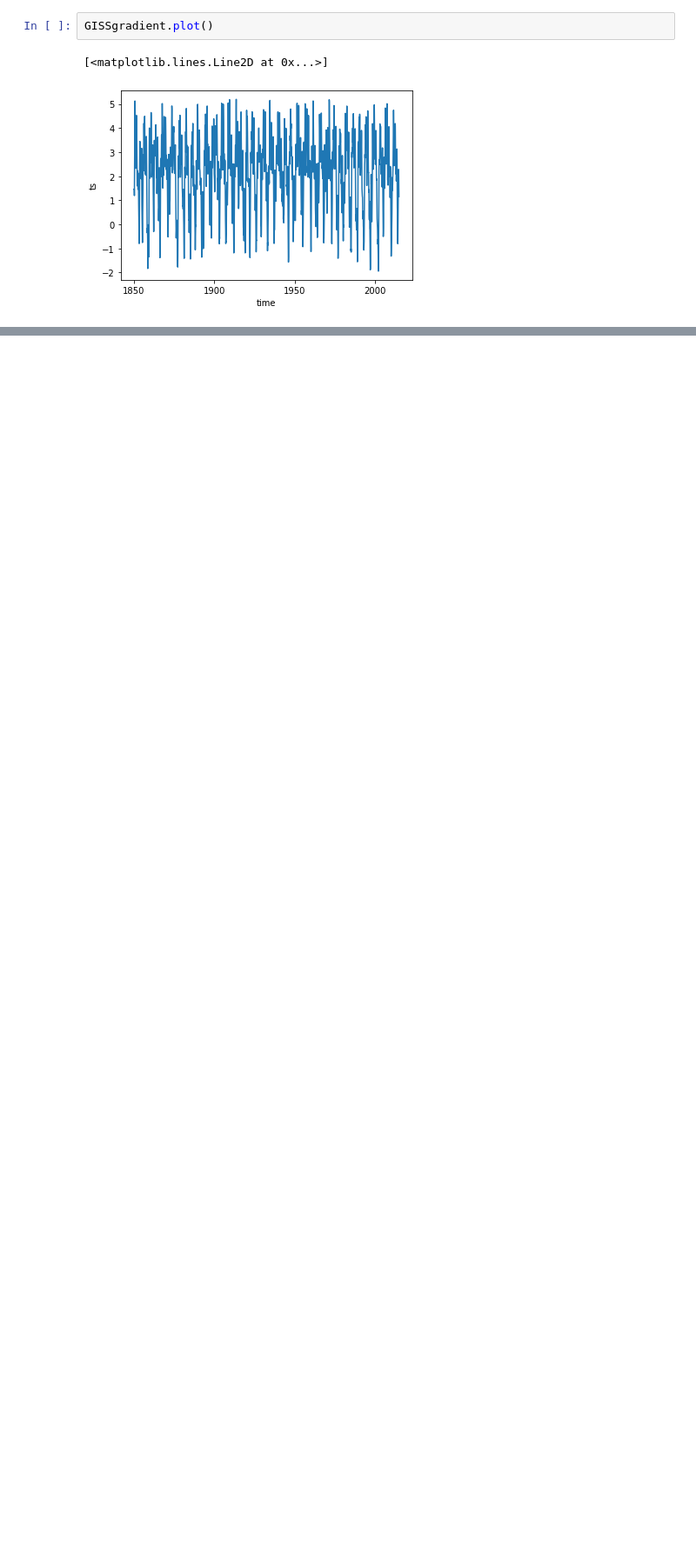
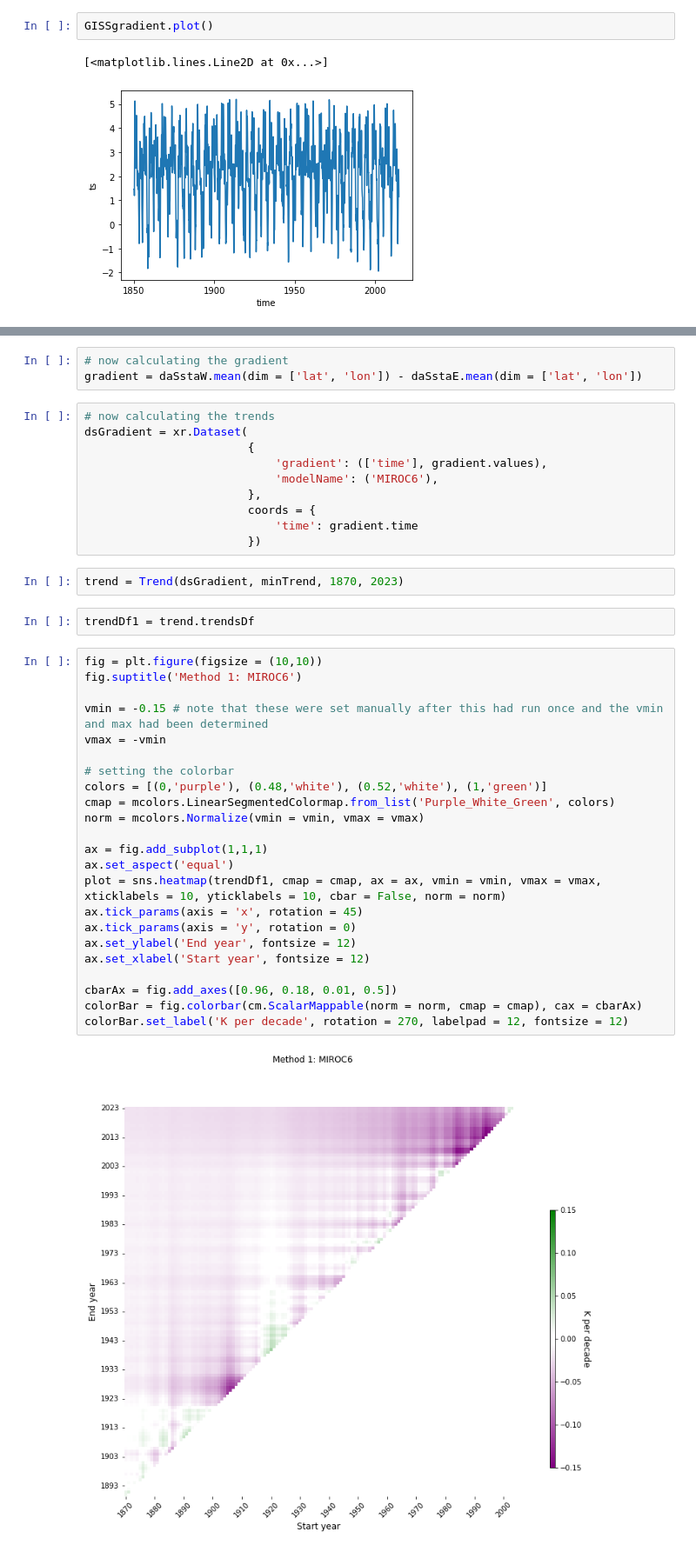
Before and after one commit to hanbyrne1995/gradient_project, a Jupyter notebook: LE_sandbox.ipynb, the cells around one changed output, grey strips where cells are left out. Shown at 87% size. Saved outputs shown, nothing was run; the diff lists cells and outputs as text; blank space fills up the shorter version.

```diff
--- a/LE_sandbox.ipynb
+++ b/LE_sandbox.ipynb
@@ -355,0 +980,42 @@ GISSgradient.plot()
+# %%
+# now calculating the gradient
+gradient = daSstaW.mean(dim = ['lat', 'lon']) - daSstaE.mean(dim = ['lat', 'lon'])
+# %%
+# now calculating the trends
+dsGradient = xr.Dataset(
+                        {
+                            'gradient': (['time'], gradient.values),
+                            'modelName': ('MIROC6'),
+                        },
+                        coords = {
+                            'time': gradient.time
+                        })
+# %%
+trend = Trend(dsGradient, minTrend, 1870, 2023)
+# %%
+trendDf1 = trend.trendsDf
+# %%
+fig = plt.figure(figsize = (10,10))
+fig.suptitle('Method 1: MIROC6')
+
+vmin = -0.15 # note that these were set manually after this had run once and the vmin and max had been determined
+vmax = -vmin
+
+# setting the colorbar
+colors = [(0,'purple'), (0.48,'white'), (0.52,'white'), (1,'green')]
+cmap = mcolors.LinearSegmentedColormap.from_list('Purple_White_Green', colors)
+norm = mcolors.Normalize(vmin = vmin, vmax = vmax)
+
+ax = fig.add_subplot(1,1,1)
+ax.set_aspect('equal')
+plot = sns.heatmap(trendDf1, cmap = cmap, ax = ax, vmin = vmin, vmax = vmax, xticklabels = 10, yticklabels = 10, cbar = False, norm = norm)
+ax.tick_params(axis = 'x', rotation = 45)
+ax.tick_params(axis = 'y', rotation = 0)
+ax.set_ylabel('End year', fontsize = 12)
+ax.set_xlabel('Start year', fontsize = 12)
+
+cbarAx = fig.add_axes([0.96, 0.18, 0.01, 0.5])
+colorBar = fig.colorbar(cm.ScalarMappable(norm = norm, cmap = cmap), cax = cbarAx)
+colorBar.set_label('K per decade', rotation = 270, labelpad = 12, fontsize = 12)
+# %% [output]
+[figure, added]
```
Also changed, not shown: parts of 72 cells of this notebook.
